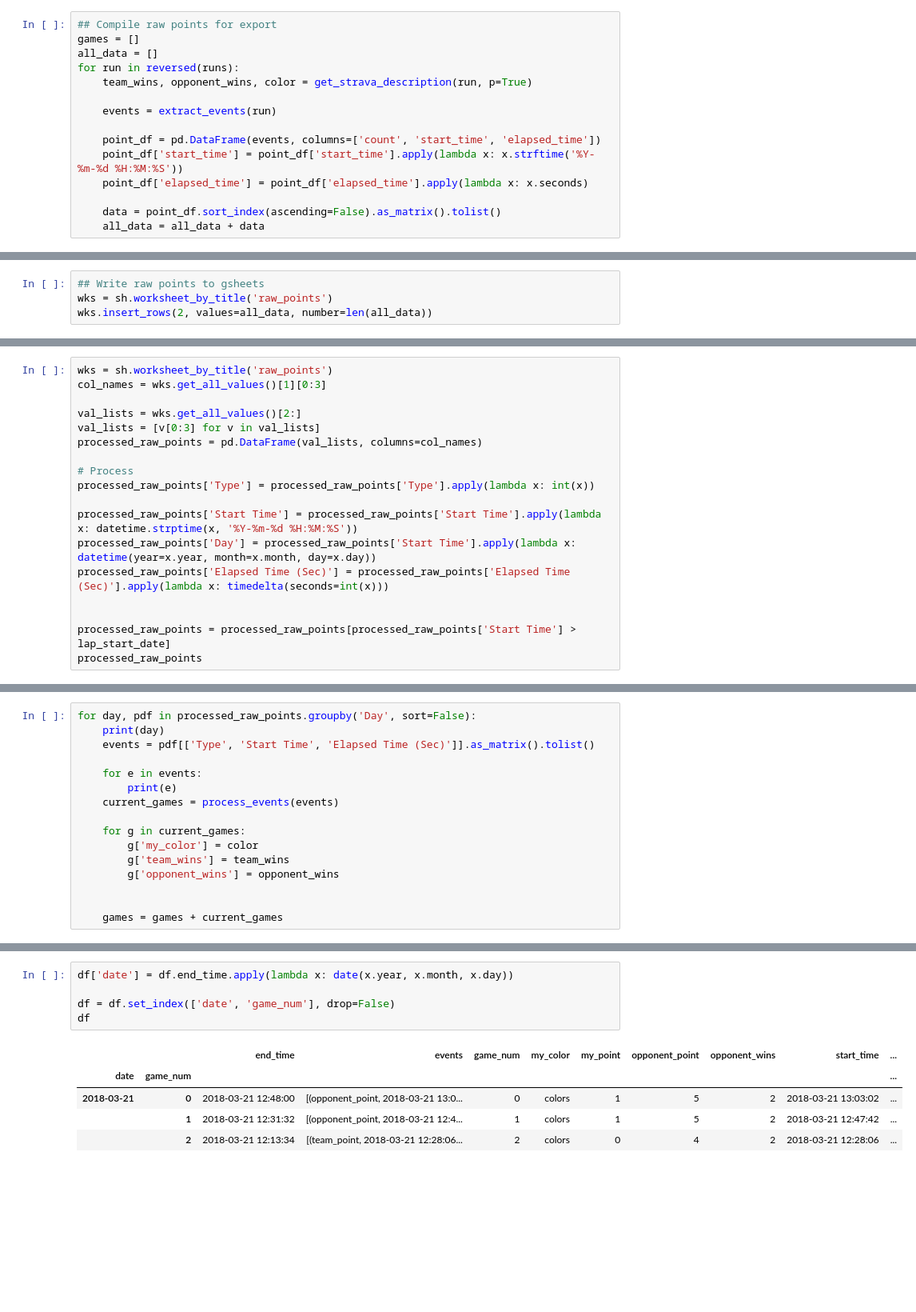
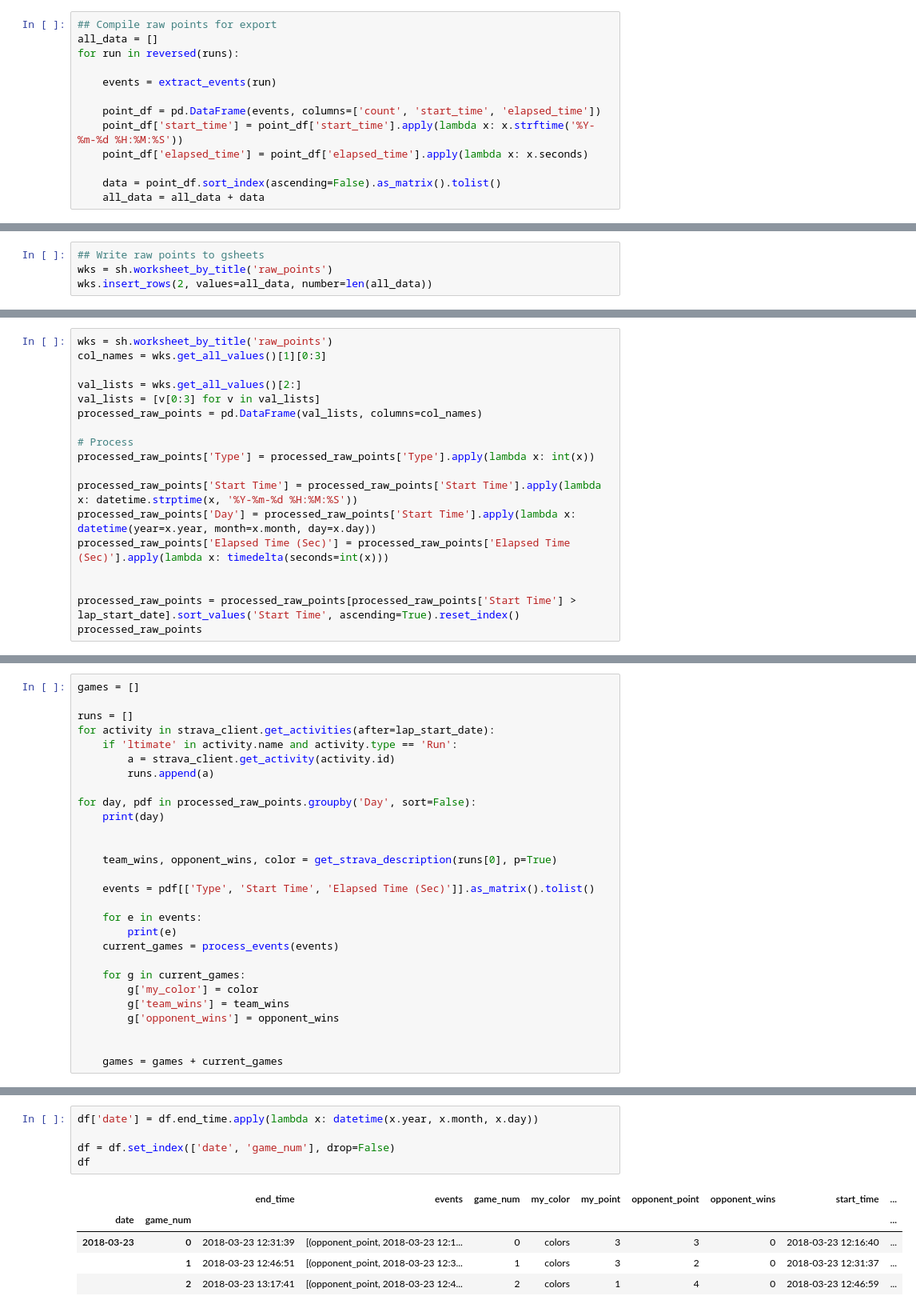
Before and after one commit to schoolie/strava_ultimate, a Jupyter notebook: strava_ultimate.ipynb, the cells around one changed output, grey strips where cells are left out. Shown at 80% size. Saved outputs shown, nothing was run; the diff lists cells and outputs as text; blank space fills up the shorter version.

Commit message:
corrected some sorting, need to move strava score fetch to second step

```diff
--- a/strava_ultimate.ipynb
+++ b/strava_ultimate.ipynb
@@ -172,10 +166,8 @@ def process_events(events):
     return games
 # %%
 ## Compile raw points for export
-games = []
 all_data = []
 for run in reversed(runs):
-    team_wins, opponent_wins, color = get_strava_description(run, p=True)
 
     events = extract_events(run)
 
@@ -222,6 +210,6 @@ processed_raw_points['Day'] = processed_raw_points['Start Time'].apply(lambda x:
 processed_raw_points['Elapsed Time (Sec)'] = processed_raw_points['Elapsed Time (Sec)'].apply(lambda x: timedelta(seconds=int(x)))
 
 
-processed_raw_points = processed_raw_points[processed_raw_points['Start Time'] > lap_start_date]
+processed_raw_points = processed_raw_points[processed_raw_points['Start Time'] > lap_start_date].sort_values('Start Time', ascending=True).reset_index()
 processed_raw_points
 # %% [output]
@@ -245,6 +233,18 @@ processed_raw_points
 # %%
+games = []
+
+runs = []
+for activity in strava_client.get_activities(after=lap_start_date):
+    if 'ltimate' in activity.name and activity.type == 'Run':
+        a = strava_client.get_activity(activity.id)
+        runs.append(a)
+
 for day, pdf in processed_raw_points.groupby('Day', sort=False):
     print(day)
+
+
+    team_wins, opponent_wins, color = get_strava_description(runs[0], p=True)
+
     events = pdf[['Type', 'Start Time', 'Elapsed Time (Sec)']].as_matrix().tolist()
 
     for e in events:
@@ -281,14 +287,14 @@ df = pd.DataFrame(games).dropna()
 # %%
-df['date'] = df.end_time.apply(lambda x: date(x.year, x.month, x.day))
+df['date'] = df.end_time.apply(lambda x: datetime(x.year, x.month, x.day))
 
 df = df.set_index(['date', 'game_num'], drop=False)
 df
 # %% [output]
 |  |  | end_time | events | game_num | my_color | my_point | opponent_point | opponent_wins | start_time | ... |
 | date | game_num |  |  |  |  |  |  |  |  | ... |
-| 2018-03-21 | 0 | 2018-03-21 12:48:00 | [(opponent_point, 2018-03-21 13:0... | 0 | colors | 1 | 5 | 2 | 2018-03-21 13:03:02 | ... |
-|  | 1 | 2018-03-21 12:31:32 | [(opponent_point, 2018-03-21 12:4... | 1 | colors | 1 | 5 | 2 | 2018-03-21 12:47:42 | ... |
-|  | 2 | 2018-03-21 12:13:34 | [(team_point, 2018-03-21 12:28:06... | 2 | colors | 0 | 4 | 2 | 2018-03-21 12:28:06 | ... |
+| 2018-03-23 | 0 | 2018-03-23 12:31:39 | [(opponent_point, 2018-03-23 12:1... | 0 | colors | 3 | 3 | 0 | 2018-03-23 12:16:40 | ... |
+|  | 1 | 2018-03-23 12:46:51 | [(opponent_point, 2018-03-23 12:3... | 1 | colors | 3 | 2 | 0 | 2018-03-23 12:31:37 | ... |
+|  | 2 | 2018-03-23 13:17:41 | [(opponent_point, 2018-03-23 12:4... | 2 | colors | 1 | 4 | 0 | 2018-03-23 12:46:59 | ... |
 # %%
 pdf = df
 # %%
```
Also changed, not shown: parts of 11 cells of this notebook, 1 other file.
